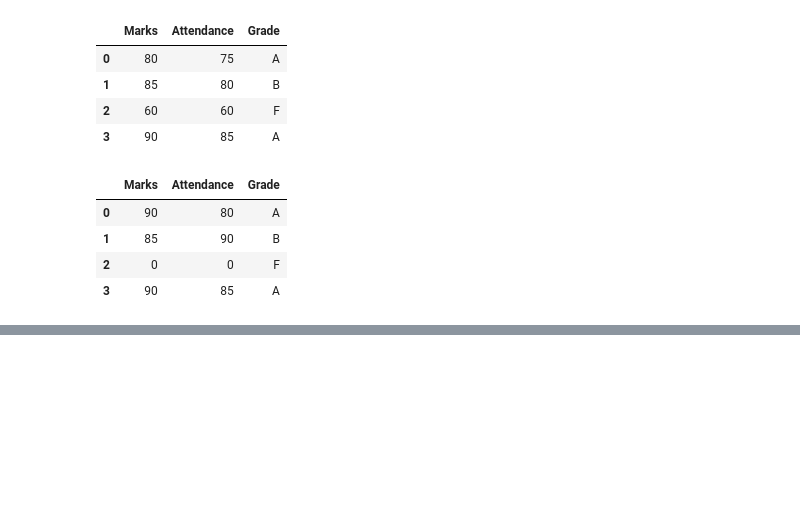
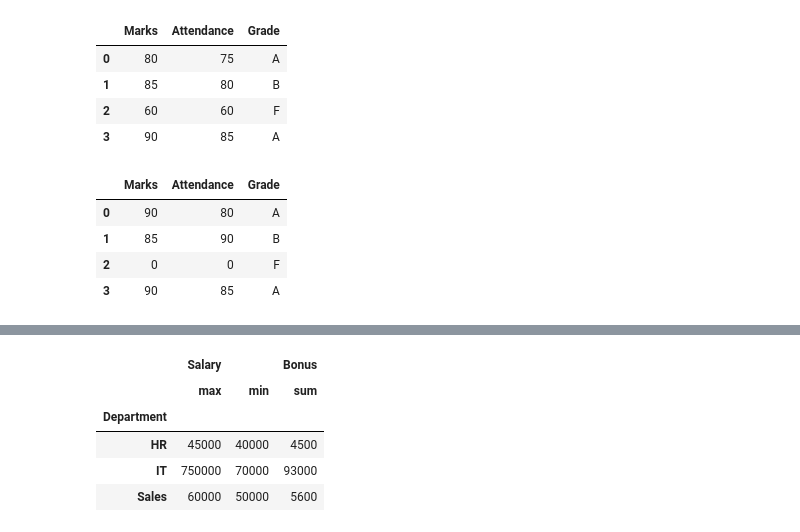
Before and after one commit to koffandaff/Python-2, a Jupyter notebook: T1/Ch1/Notes/Dhruvil/p1.ipynb, the cells around one changed output, grey strips where cells are left out. Saved outputs shown, nothing was run; the diff lists cells and outputs as text; code cells hidden in the pictures; blank space fills up the shorter version.

```diff
--- a/T1/Ch1/Notes/Dhruvil/p1.ipynb
+++ b/T1/Ch1/Notes/Dhruvil/p1.ipynb
@@ -1461,0 +1794,10 @@ results
+# %%
+result = df.groupby('Department').agg({'Salary': ['max','min'], 'Bonus': 'sum'})
+result
+# %% [output]
+|  | Salary |  | Bonus |
+|  | max | min | sum |
+| Department |  |  |  |
+| HR | 45000 | 40000 | 4500 |
+| IT | 750000 | 70000 | 93000 |
+| Sales | 60000 | 50000 | 5600 |
```
Also changed, not shown: parts of 35 cells of this notebook.
